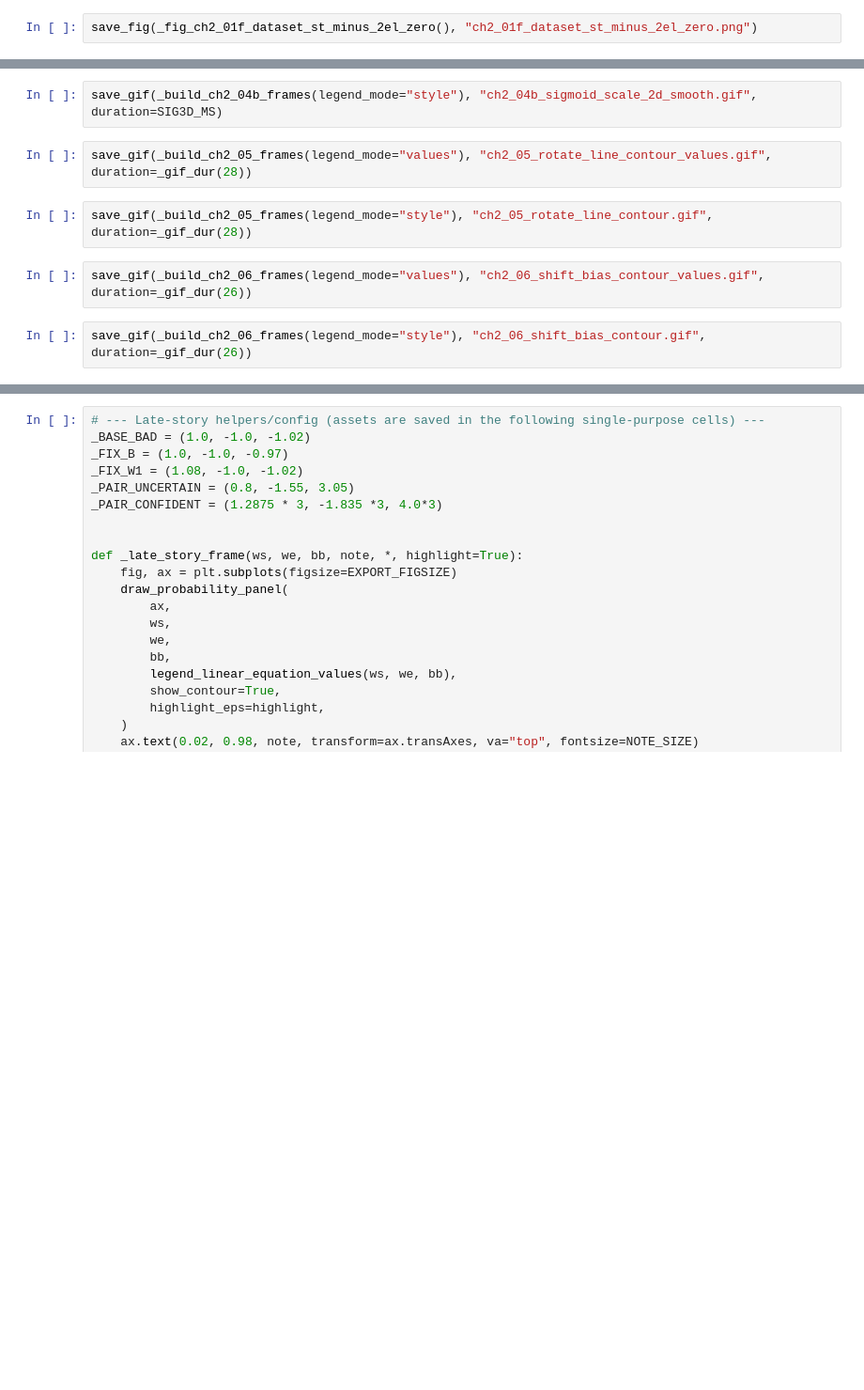
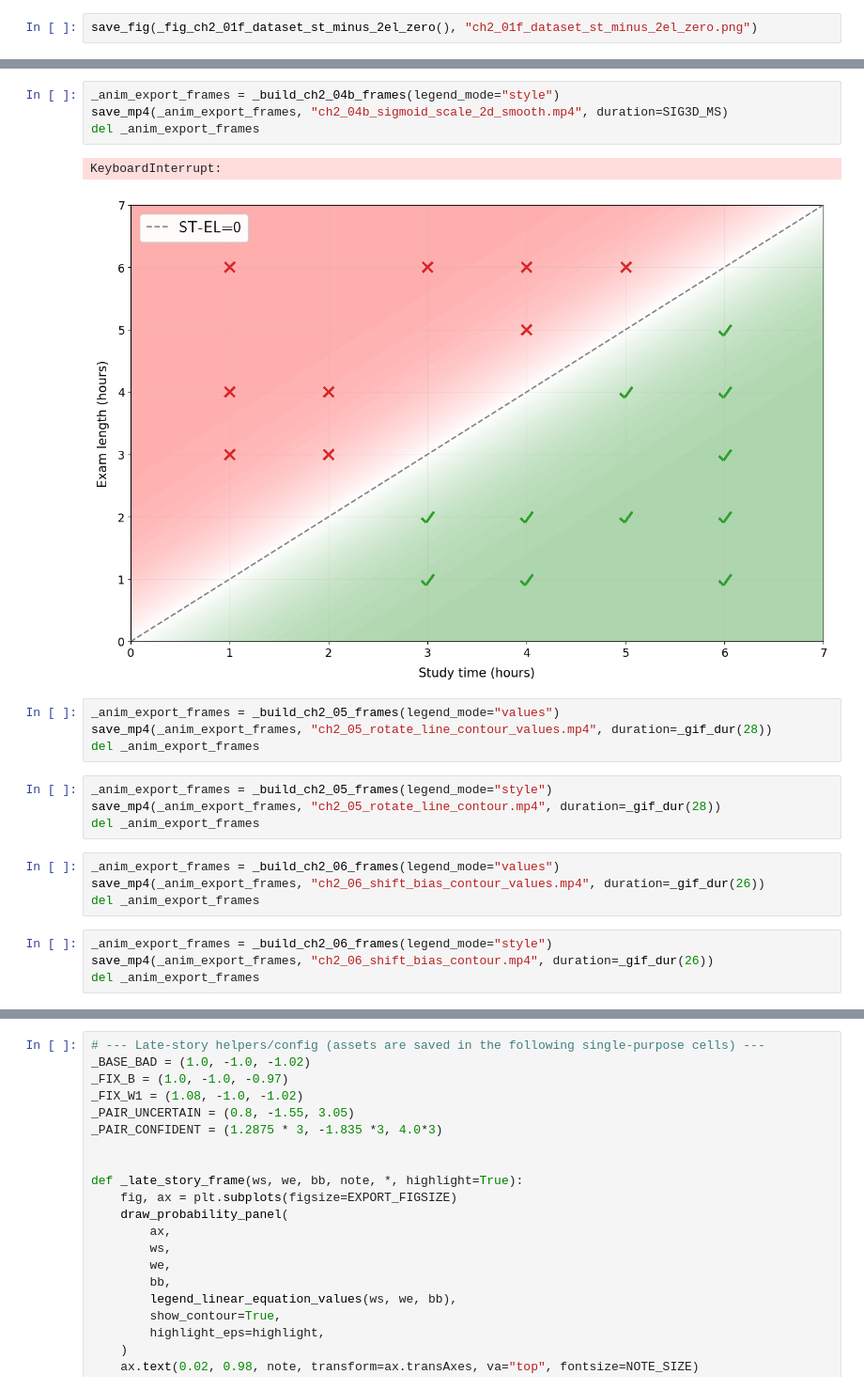
Before and after one commit to gallettilance/reproduce-those-animations, a Jupyter notebook: 007-full-logistic-regression/logistic-regression-chap2.ipynb, the cells around one changed output, grey strips where cells are left out. Shown at 94% size. Cells and saved outputs as stored; diff of their text form; blank space fills up the shorter version.

```diff
--- a/007-full-logistic-regression/logistic-regression-chap2.ipynb
+++ b/007-full-logistic-regression/logistic-regression-chap2.ipynb
@@ -1566,11 +2336,24 @@ save_gif(_build_ch2_04b_frames(legend_mode="values"), "ch2_04b_sigmoid_scale_2d_
 # %%
-save_gif(_build_ch2_04b_frames(legend_mode="style"), "ch2_04b_sigmoid_scale_2d_smooth.gif", duration=SIG3D_MS)
+_anim_export_frames = _build_ch2_04b_frames(legend_mode="style")
+save_mp4(_anim_export_frames, "ch2_04b_sigmoid_scale_2d_smooth.mp4", duration=SIG3D_MS)
+del _anim_export_frames
+# %% [output]
+KeyboardInterrupt:
+[figure, added]
 # %%
-save_gif(_build_ch2_05_frames(legend_mode="values"), "ch2_05_rotate_line_contour_values.gif", duration=_gif_dur(28))
+_anim_export_frames = _build_ch2_05_frames(legend_mode="values")
+save_mp4(_anim_export_frames, "ch2_05_rotate_line_contour_values.mp4", duration=_gif_dur(28))
+del _anim_export_frames
 # %%
-save_gif(_build_ch2_05_frames(legend_mode="style"), "ch2_05_rotate_line_contour.gif", duration=_gif_dur(28))
+_anim_export_frames = _build_ch2_05_frames(legend_mode="style")
+save_mp4(_anim_export_frames, "ch2_05_rotate_line_contour.mp4", duration=_gif_dur(28))
+del _anim_export_frames
 # %%
-save_gif(_build_ch2_06_frames(legend_mode="values"), "ch2_06_shift_bias_contour_values.gif", duration=_gif_dur(26))
+_anim_export_frames = _build_ch2_06_frames(legend_mode="values")
+save_mp4(_anim_export_frames, "ch2_06_shift_bias_contour_values.mp4", duration=_gif_dur(26))
+del _anim_export_frames
 # %%
-save_gif(_build_ch2_06_frames(legend_mode="style"), "ch2_06_shift_bias_contour.gif", duration=_gif_dur(26))
+_anim_export_frames = _build_ch2_06_frames(legend_mode="style")
+save_mp4(_anim_export_frames, "ch2_06_shift_bias_contour.mp4", duration=_gif_dur(26))
+del _anim_export_frames
 # %%
```
Also changed, not shown: parts of 104 cells of this notebook, 1 other file.
